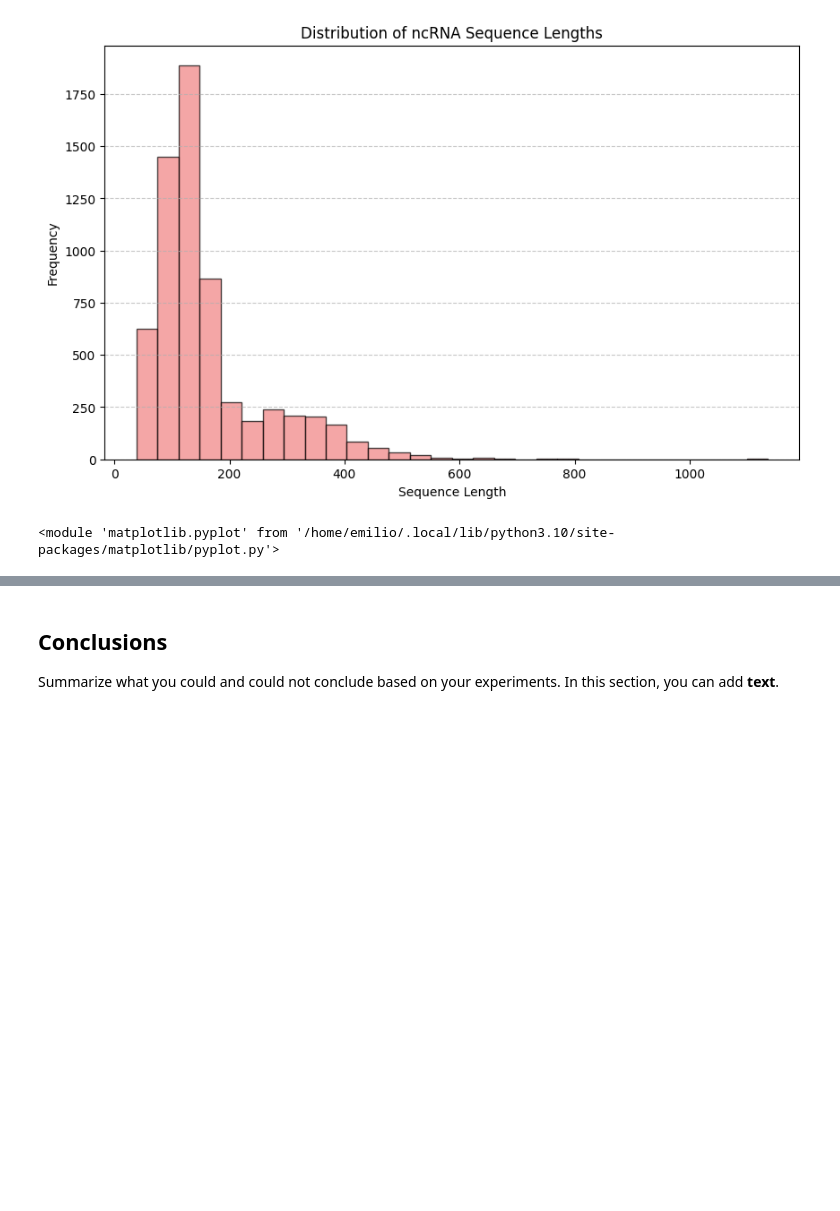
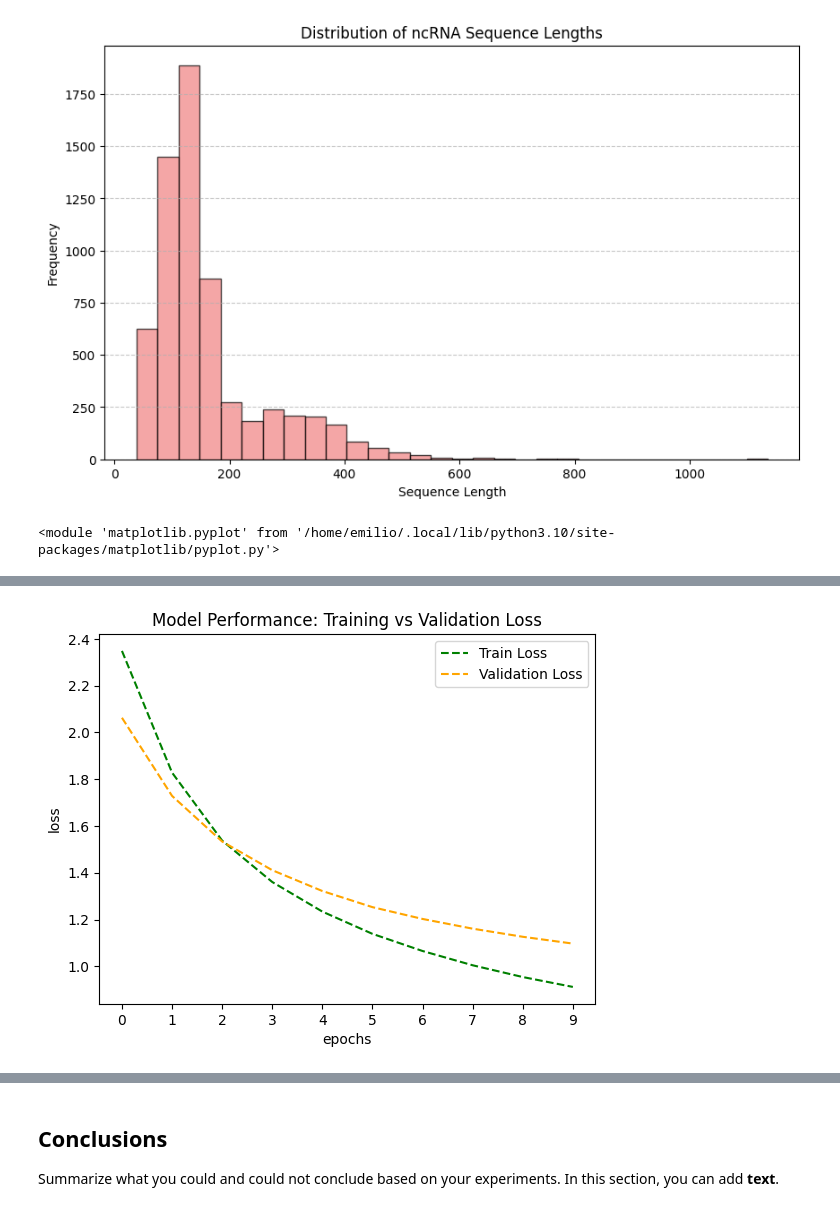
Before and after one commit to devantmarie/comp6841final, a Jupyter notebook: Project_emilio_vello.ipynb, the cells around one changed output, grey strips where cells are left out. Saved outputs shown, nothing was run; the diff lists cells and outputs as text; code cells hidden in the pictures; blank space fills up the shorter version.

```diff
--- a/Project_emilio_vello.ipynb
+++ b/Project_emilio_vello.ipynb
@@ -198,0 +221,4 @@ Final Test Class Accuracy:  [0, 0.849, 0.868, 0.919, 0.586, 0.706, 0.421, 0.641,
+# %%
+rclass.performance_plot()
+# %% [output]
+[figure, added]
```
Also changed, not shown: parts of 8 cells of this notebook, 1 other file.
